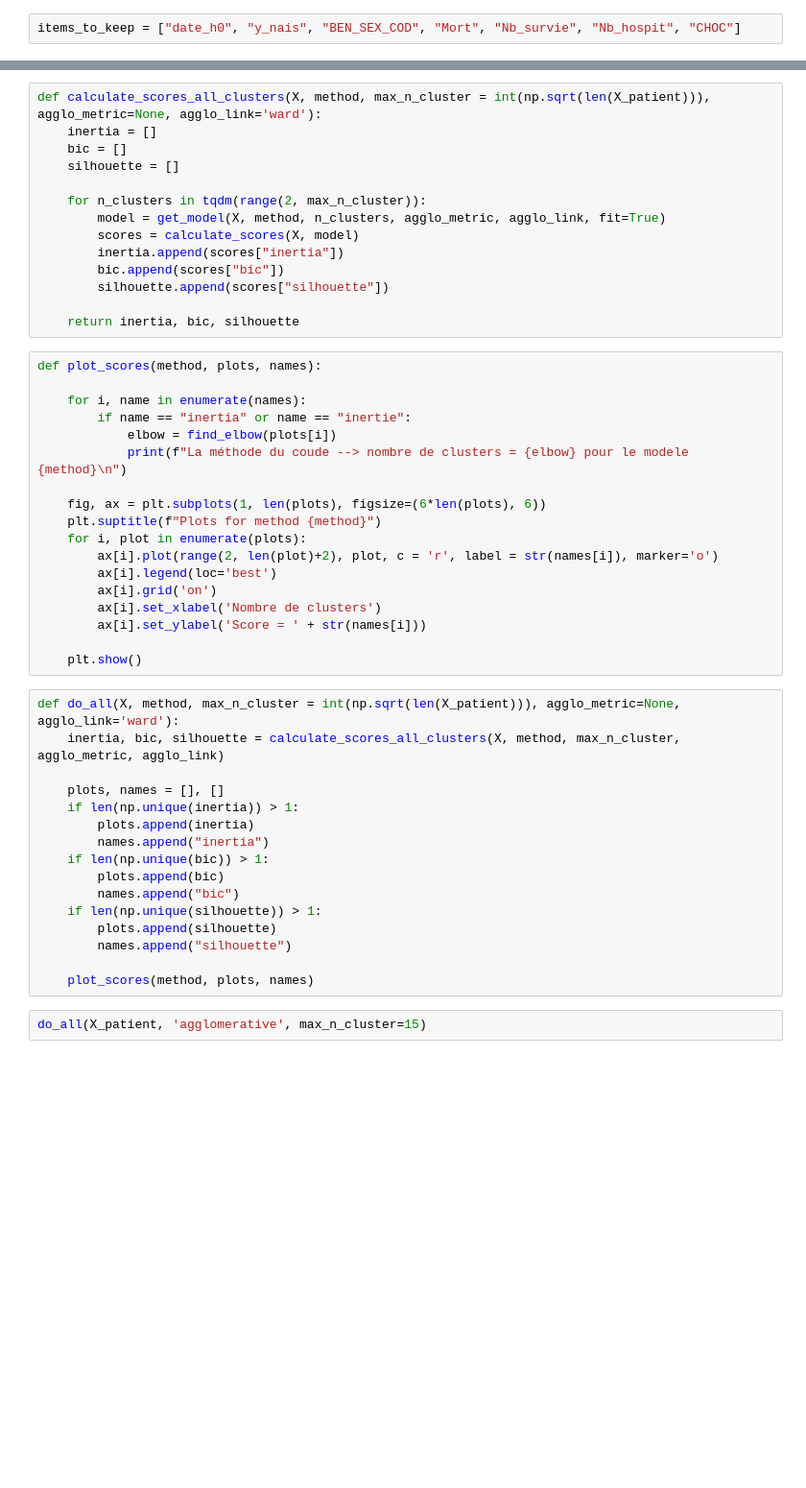
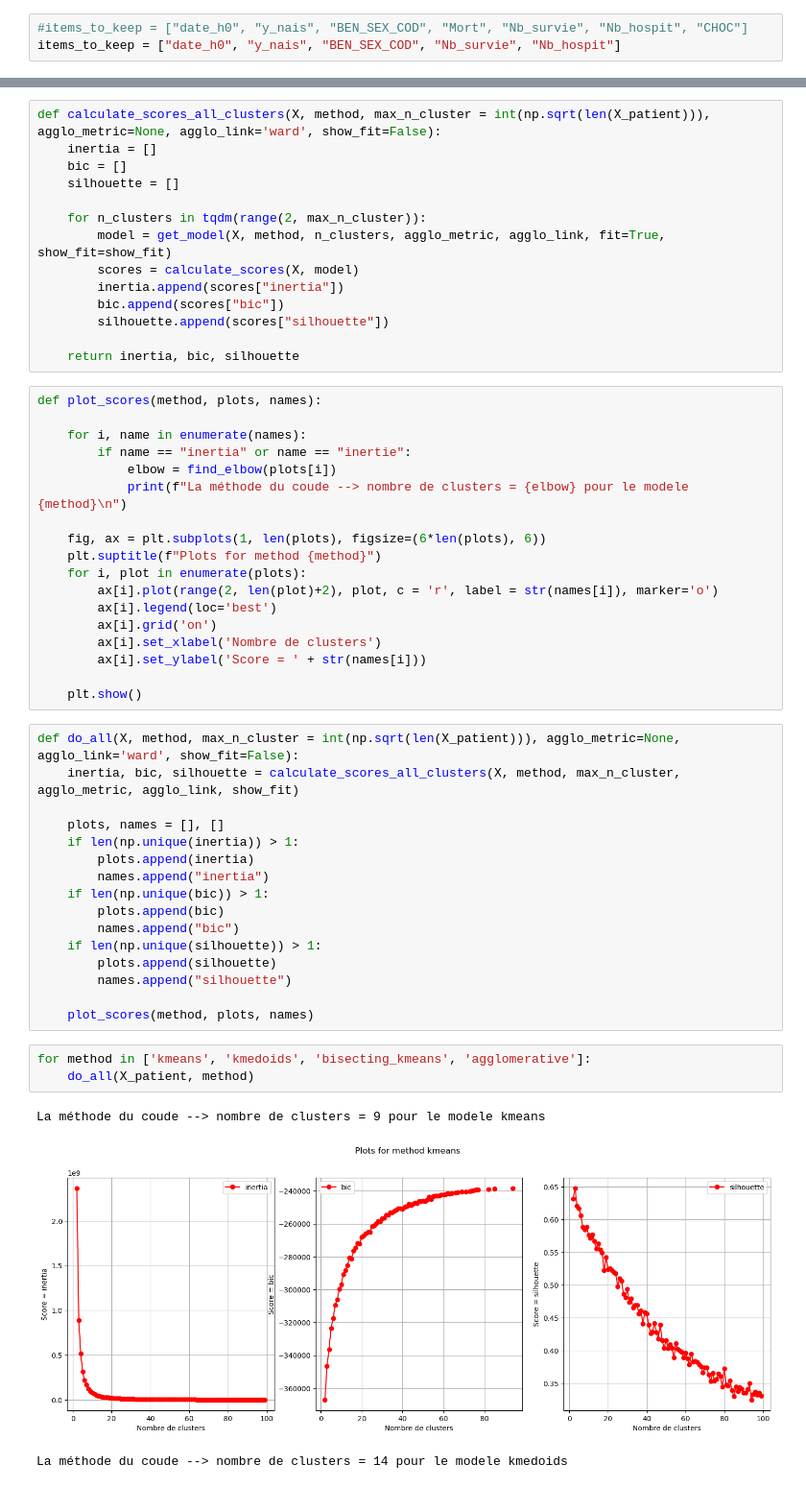
Before and after one commit to Kirscher/TextMining_Parcours_de_soin, a Jupyter notebook: Clustering/Comparaison_clustering.ipynb, the cells around one changed output, grey strips where cells are left out. Shown at 96% size. Drawn from its saved outputs; the diff is of its cells as text; blank space fills up the shorter version.

Commit message:
implementation kmedoids sur parcours soins

```diff
--- a/Clustering/Comparaison_clustering.ipynb
+++ b/Clustering/Comparaison_clustering.ipynb
@@ -47,7 +47,8 @@ base_patient.date_h0 = pd.to_datetime(base_patient.date_h0).apply(lambda date: i
 # %% [markdown]
 # Vecteur sur lequel appliquer le clustering
 # %%
-items_to_keep = ["date_h0", "y_nais", "BEN_SEX_COD", "Mort", "Nb_survie", "Nb_hospit", "CHOC"]
+#items_to_keep = ["date_h0", "y_nais", "BEN_SEX_COD", "Mort", "Nb_survie", "Nb_hospit", "CHOC"]
+items_to_keep = ["date_h0", "y_nais", "BEN_SEX_COD", "Nb_survie", "Nb_hospit"]
 # %%
 X_patient = base_patient[items_to_keep]
 # %%
@@ -140,13 +146,13 @@ def find_elbow(inertia):
       direction="decreasing").elbow
     return k_elbow
 # %%
-def calculate_scores_all_clusters(X, method, max_n_cluster = int(np.sqrt(len(X_patient))), agglo_metric=None, agglo_link='ward'):
+def calculate_scores_all_clusters(X, method, max_n_cluster = int(np.sqrt(len(X_patient))), agglo_metric=None, agglo_link='ward', show_fit=False):
     inertia = []
     bic = []
     silhouette = []
 
     for n_clusters in tqdm(range(2, max_n_cluster)):
-        model = get_model(X, method, n_clusters, agglo_metric, agglo_link, fit=True)
+        model = get_model(X, method, n_clusters, agglo_metric, agglo_link, fit=True, show_fit=show_fit)
         scores = calculate_scores(X, model)
         inertia.append(scores["inertia"])
         bic.append(scores["bic"])
@@ -172,8 +178,8 @@ def plot_scores(method, plots, names):
 
     plt.show()
 # %%
-def do_all(X, method, max_n_cluster = int(np.sqrt(len(X_patient))), agglo_metric=None, agglo_link='ward'):
-    inertia, bic, silhouette = calculate_scores_all_clusters(X, method, max_n_cluster, agglo_metric, agglo_link)
+def do_all(X, method, max_n_cluster = int(np.sqrt(len(X_patient))), agglo_metric=None, agglo_link='ward', show_fit=False):
+    inertia, bic, silhouette = calculate_scores_all_clusters(X, method, max_n_cluster, agglo_metric, agglo_link, show_fit)
 
     plots, names = [], []
     if len(np.unique(inertia)) > 1:
@@ -187,5 +193,10 @@ def do_all(X, method, max_n_cluster = int(np.sqrt(len(X_patient))), agglo_metric
         names.append("silhouette")
 
     plot_scores(method, plots, names)
-# %%
-do_all(X_patient, 'agglomerative', max_n_cluster=15)
+# %%
+for method in ['kmeans', 'kmedoids', 'bisecting_kmeans', 'agglomerative']:
+    do_all(X_patient, method)
+# %% [output]
+La méthode du coude --> nombre de clusters = 9 pour le modele kmeans
+[figure, added]
+La méthode du coude --> nombre de clusters = 14 pour le modele kmedoids
```
Also changed, not shown: parts of 3 cells of this notebook, 2 other files.
